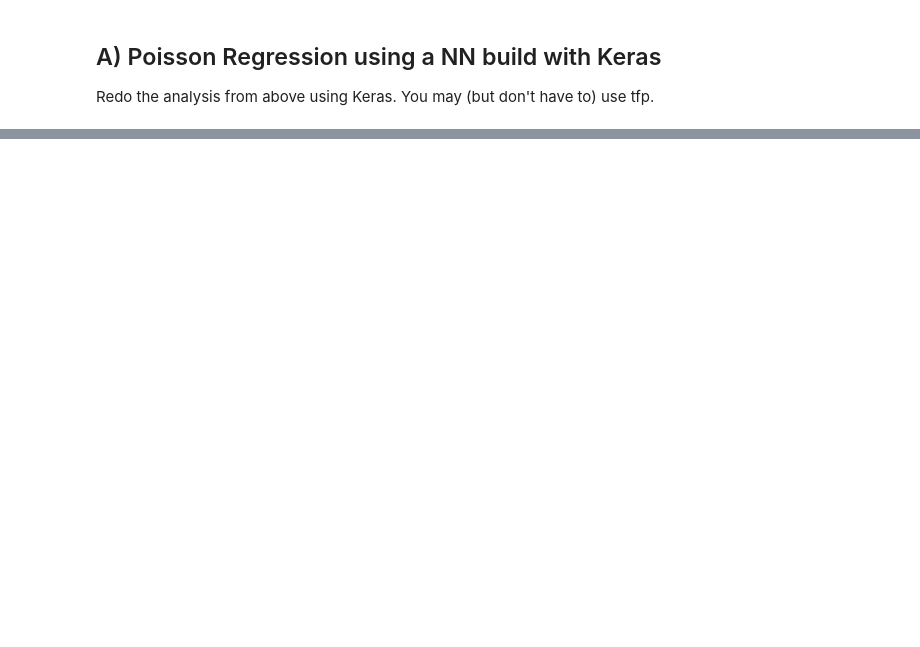
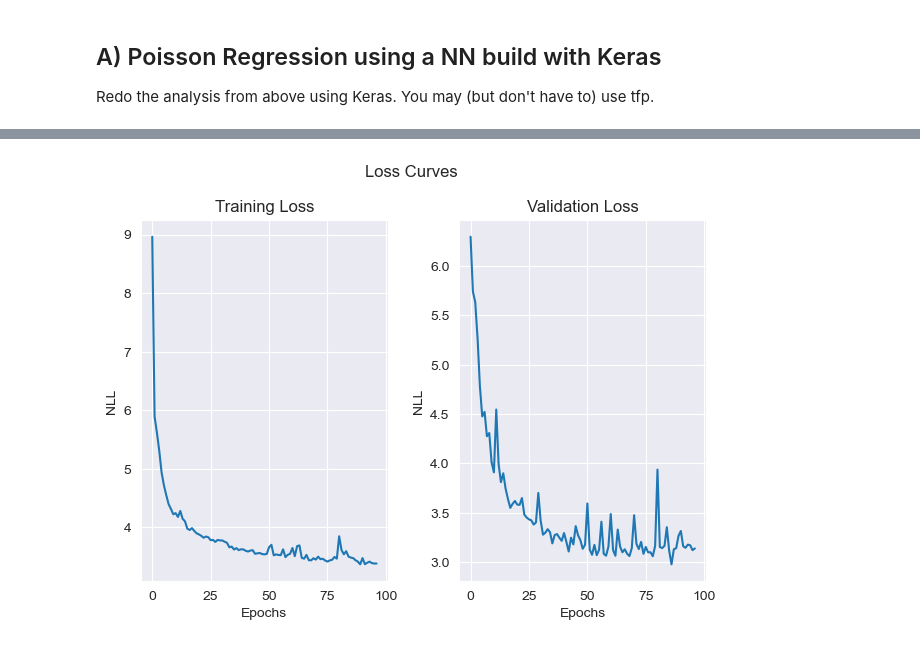
Before and after one commit to flnat/DeepLearning, a Jupyter notebook: Blatt_3/Fish_Poisson_Keras.ipynb, the cells around one changed output, grey strips where cells are left out. Drawn from its saved outputs; the diff is of its cells as text; code cells hidden in the pictures; blank space fills up the shorter version.

```diff
--- a/Blatt_3/Fish_Poisson_Keras.ipynb
+++ b/Blatt_3/Fish_Poisson_Keras.ipynb
@@ -167,0 +173,10 @@ ImportError: This version of TensorFlow Probability requires TensorFlow version
+# %%
+inputs = keras.Input((X_train.shape[1],))
+rate = keras.layers.Dense(32, activation = "relu") (inputs)
+rate = keras.layers.Dense(16, activation="relu") (rate)
+rate = keras.layers.Dense(1, activation=tf.keras.activations.softplus)(rate)
+p_y = tfp.layers.DistributionLambda(tfp.distributions.Poisson)(rate)
+
+model = keras.Model(inputs, p_y)
+model.compile(optimizer=keras.optimizers.Adam(learning_rate=1e-2)
+              , loss=lambda y_true, dist: -dist.log_prob(y_true))
@@ -167,0 +206,2 @@ ImportError: This version of TensorFlow Probability requires TensorFlow version
+# %%
+history = model.fit(X_train, y_train, validation_data=(X_test, y_test), epochs=500, callbacks=[keras.callbacks.EarlyStopping(patience=10, restore_best_weights=True)])
@@ -167,0 +226,20 @@ ImportError: This version of TensorFlow Probability requires TensorFlow version
+# %%
+import seaborn as sns
+
+fig, axs = plt.subplots(1, 2)
+
+sns.lineplot(history.history["loss"], ax=axs[0])
+sns.lineplot(history.history["val_loss"], ax=axs[1])
+
+axs[0].set_title("Training Loss")
+axs[1].set_title("Validation Loss")
+axs[0].set_xlabel("Epochs")
+axs[1].set_xlabel("Epochs")
+axs[0].set_ylabel("NLL")
+axs[1].set_ylabel("NLL")
+
+fig.suptitle("Loss Curves")
+fig.tight_layout()
+plt.show()
+# %% [output]
+[figure, added]
```
Also changed, not shown: parts of 17 cells of this notebook.
